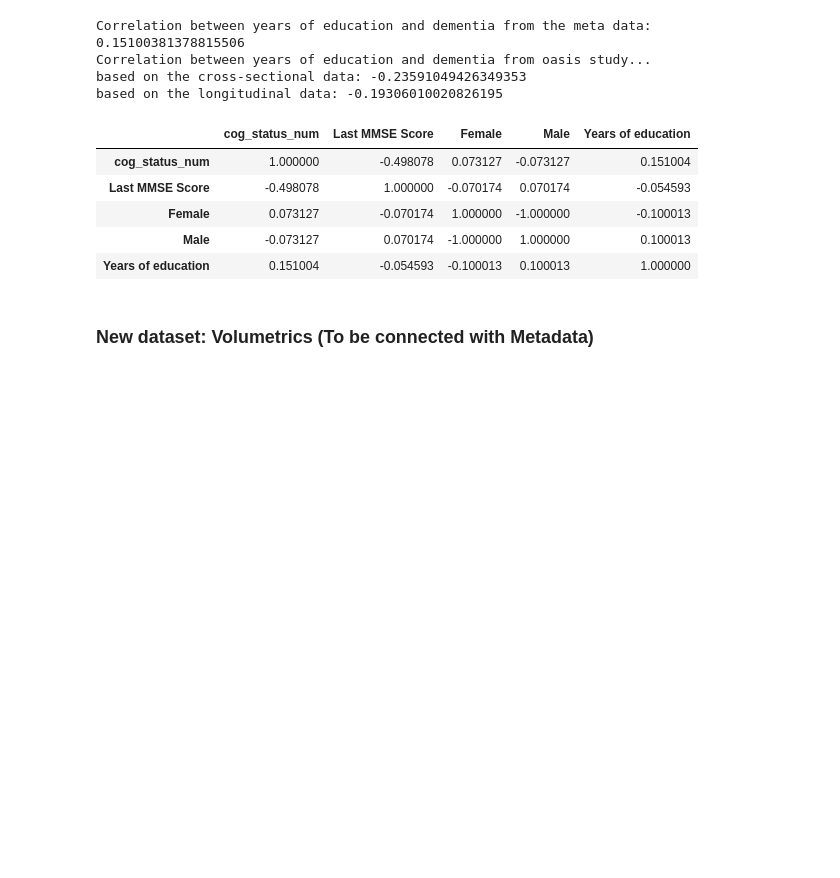
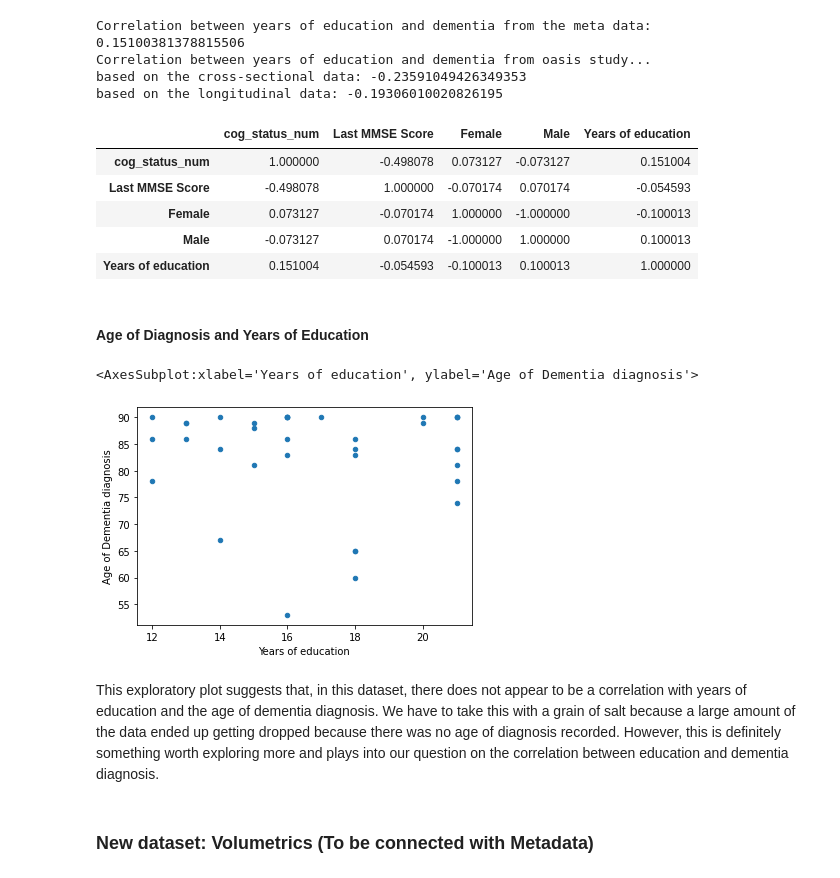
Before and after one commit to marisalong/marisalong.github.io, a Jupyter notebook: DataSciMilestone02.ipynb, the cells around one changed output. Drawn from its saved outputs; the diff is of its cells as text; code cells hidden in the pictures; blank space fills up the shorter version.

```diff
--- a/DataSciMilestone02.ipynb
+++ b/DataSciMilestone02.ipynb
@@ -516,6 +516,17 @@ df_meta_dummy[variables].corr()
 | Female | 0.073127 | -0.070174 | 1.000000 | -1.000000 | -0.100013 |
 | Male | -0.073127 | 0.070174 | -1.000000 | 1.000000 | 0.100013 |
 | Years of education | 0.151004 | -0.054593 | -0.100013 | 0.100013 | 1.000000 |
+# %% [markdown]
+#### Age of Diagnosis and Years of Education
+# %%
+# Drop the rows where there is no age of dementia diagnosis
+df_temp = df_meta[df_meta["Age of Dementia diagnosis"] != 0]
+df_temp.plot.scatter(x="Years of education", y="Age of Dementia diagnosis")
+# %% [output]
+<AxesSubplot:xlabel='Years of education', ylabel='Age of Dementia diagnosis'>
+[figure, added]
+# %% [markdown]
+This exploratory plot suggests that, in this dataset, there does not appear to be a correlation with years of education and the age of dementia diagnosis. We have to take this with a grain of salt because a large amount of the data ended up getting dropped because there was no age of diagnosis recorded. However, this is definitely something worth exploring more and plays into our question on the correlation between education and dementia diagnosis.
 # %% [markdown]
 ### New dataset: Volumetrics (To be connected with Metadata)
 # %%
```
Also changed, not shown: parts of 2 cells of this notebook.
